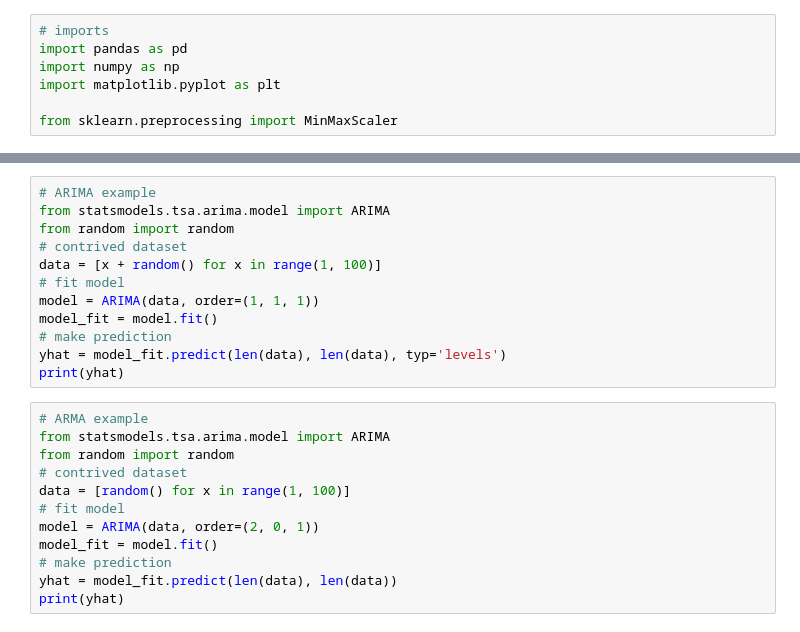
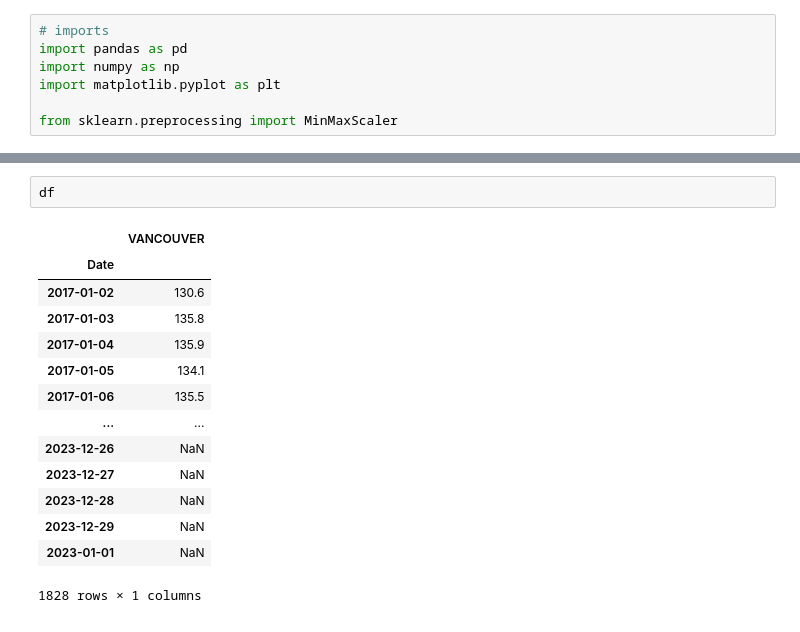
Before and after one commit to jamesjhjung/gas_price_prediction, a Jupyter notebook: model.ipynb, the cells around one changed output, grey strips where cells are left out. Drawn from its saved outputs; the diff is of its cells as text.

```diff
--- a/model.ipynb
+++ b/model.ipynb
@@ -147,24 +20,17 @@ ImportError: cannot import name 'tensor' from 'tensorflow.python.framework' (c:\
-# %%
-# ARIMA example
-from statsmodels.tsa.arima.model import ARIMA
-from random import random
-# contrived dataset
-data = [x + random() for x in range(1, 100)]
-# fit model
-model = ARIMA(data, order=(1, 1, 1))
-model_fit = model.fit()
-# make prediction
-yhat = model_fit.predict(len(data), len(data), typ='levels')
-print(yhat)
-# %%
-# ARMA example
-from statsmodels.tsa.arima.model import ARIMA
-from random import random
-# contrived dataset
-data = [random() for x in range(1, 100)]
-# fit model
-model = ARIMA(data, order=(2, 0, 1))
-model_fit = model.fit()
-# make prediction
-yhat = model_fit.predict(len(data), len(data))
-print(yhat)
+# %%
+df
+# %% [output]
+|  | VANCOUVER |
+| Date |  |
+| 2017-01-02 | 130.6 |
+| 2017-01-03 | 135.8 |
+| 2017-01-04 | 135.9 |
+| 2017-01-05 | 134.1 |
+| 2017-01-06 | 135.5 |
+| ... | ... |
+| 2023-12-26 | NaN |
+| 2023-12-27 | NaN |
+| 2023-12-28 | NaN |
+| 2023-12-29 | NaN |
+| 2023-01-01 | NaN |
+1828 rows × 1 columns
```
Also changed, not shown: parts of 6 cells of this notebook.
